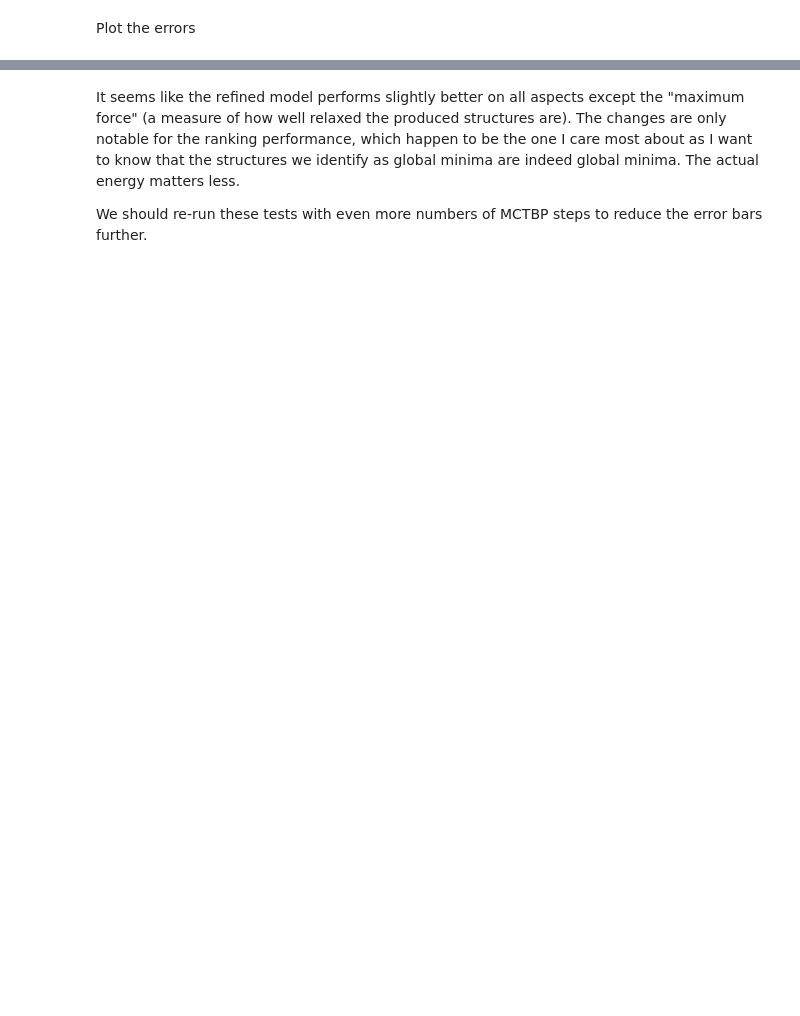
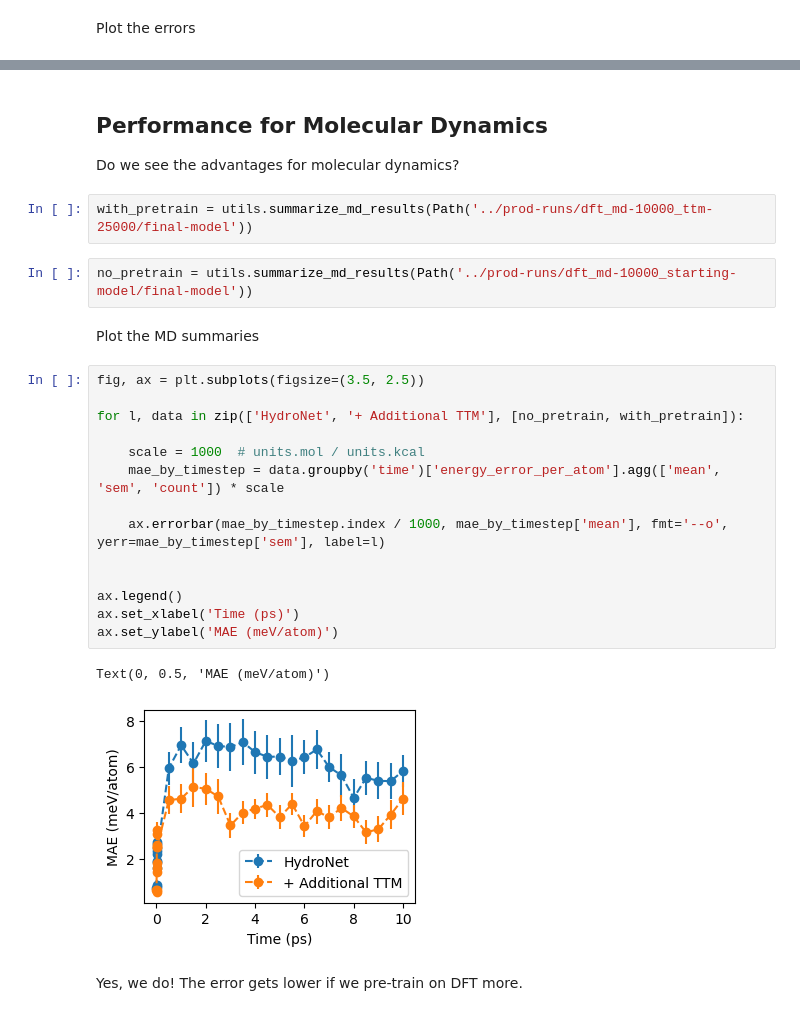
Before and after one commit to exalearn/fast-finetuned-forcefields, a Jupyter notebook: colmena/initial/notebooks/pre-training-ttm/0_compare-starting-and-pretrained.ipynb, the cells around one changed output, grey strips where cells are left out. Drawn from its saved outputs; the diff is of its cells as text; blank space fills up the shorter version.

```diff
--- a/colmena/initial/notebooks/pre-training-ttm/0_compare-starting-and-pretrained.ipynb
+++ b/colmena/initial/notebooks/pre-training-ttm/0_compare-starting-and-pretrained.ipynb
@@ -116,4 +117,28 @@ fig.tight_layout()
-# %% [markdown]
-It seems like the refined model performs slightly better on all aspects except the "maximum force" (a measure of how well relaxed the produced structures are). The changes are only notable for the ranking performance, which happen to be the one I care most about as I want to know that the structures we identify as global minima are indeed global minima. The actual energy matters less.
-
-We should re-run these tests with even more numbers of MCTBP steps to reduce the error bars further.
+# %% [markdown]
+## Performance for Molecular Dynamics
+Do we see the advantages for molecular dynamics?
+# %%
+with_pretrain = utils.summarize_md_results(Path('../prod-runs/dft_md-10000_ttm-25000/final-model'))
+# %%
+no_pretrain = utils.summarize_md_results(Path('../prod-runs/dft_md-10000_starting-model/final-model'))
+# %% [markdown]
+Plot the MD summaries
+# %%
+fig, ax = plt.subplots(figsize=(3.5, 2.5))
+
+for l, data in zip(['HydroNet', '+ Additional TTM'], [no_pretrain, with_pretrain]):
+
+    scale = 1000  # units.mol / units.kcal
+    mae_by_timestep = data.groupby('time')['energy_error_per_atom'].agg(['mean', 'sem', 'count']) * scale
+
+    ax.errorbar(mae_by_timestep.index / 1000, mae_by_timestep['mean'], fmt='--o', yerr=mae_by_timestep['sem'], label=l)
+
+
+ax.legend()
+ax.set_xlabel('Time (ps)')
+ax.set_ylabel('MAE (meV/atom)')
+# %% [output]
+Text(0, 0.5, 'MAE (meV/atom)')
+[figure, added]
+# %% [markdown]
+Yes, we do! The error gets lower if we pre-train on DFT more.
```
Also changed, not shown: parts of 5 cells of this notebook, 18 other files.
